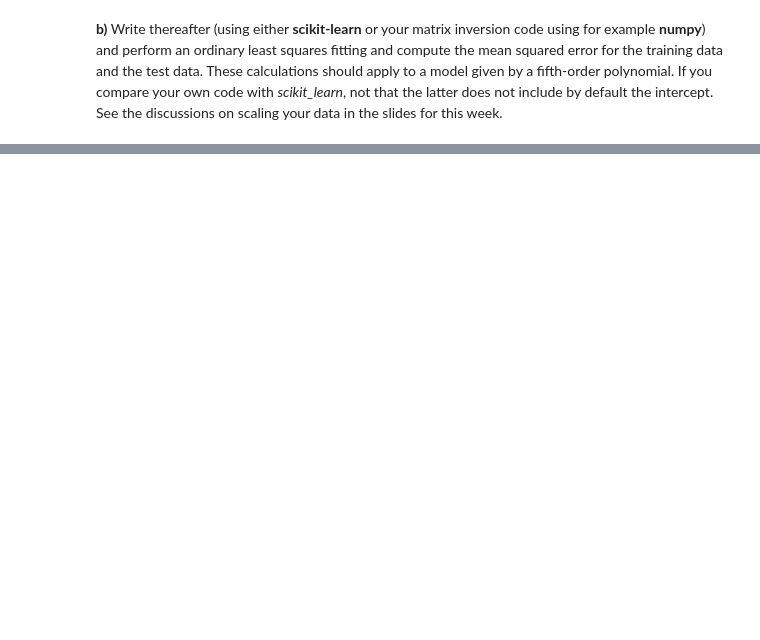
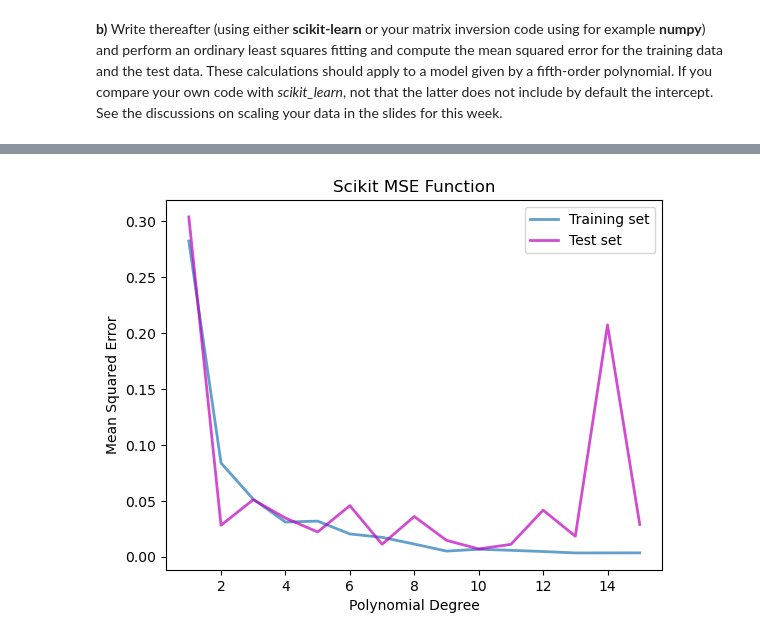
Before and after one commit to ericludvigs/MachineLearning, a Jupyter notebook: work/exercise_35.ipynb, the cells around one changed output, grey strips where cells are left out. Cells and saved outputs as stored; diff of their text form; code cells hidden in the pictures; blank space fills up the shorter version.

```diff
--- a/work/exercise_35.ipynb
+++ b/work/exercise_35.ipynb
@@ -583,0 +668,13 @@ plt.show()
+# %%
+fig, ax = plt.subplots()
+ax.set_xlabel(r'Polynomial Degree')
+ax.set_ylabel(r'Mean Squared Error')
+ax.plot(features_list, train_skl_mses_list, alpha=0.7, lw=2,
+            label='Training set')
+ax.plot(features_list, test_skl_mses_list, alpha=0.7, lw=2, c='m',
+            label='Test set')
+ax.legend()
+ax.set_title("Scikit MSE Function")
+plt.show()
+# %% [output]
+[figure, added]
```
Also changed, not shown: parts of 23 cells of this notebook.
